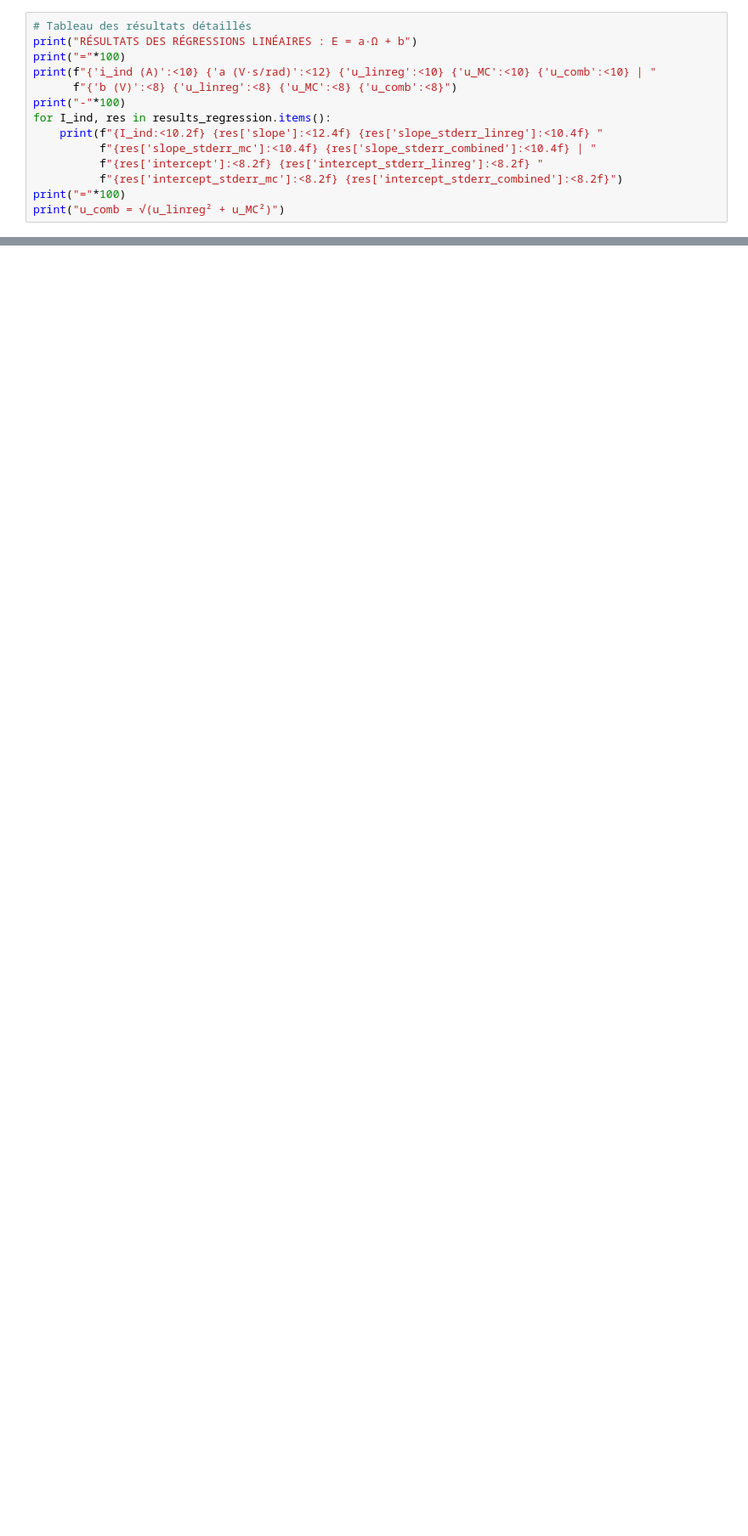
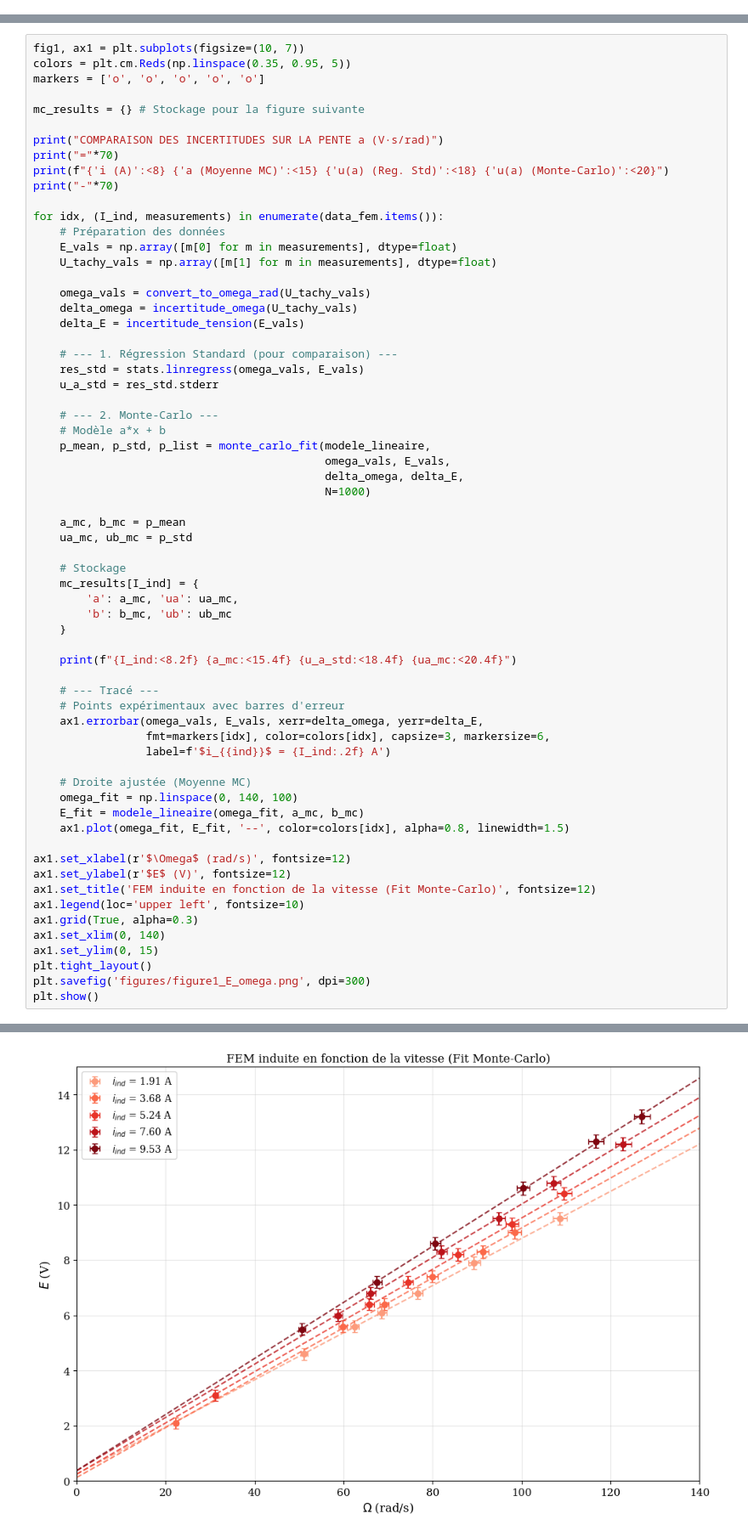
Before and after one commit to pierrelouis-cmrt/TP8, a Jupyter notebook: TP8_notebook.ipynb, the cells around one changed output, grey strips where cells are left out. Shown at 85% size. Cells and saved outputs as stored; diff of their text form; blank space fills up the shorter version.

Commit message:
update with monte carlo

```diff
--- a/TP8_notebook.ipynb
+++ b/TP8_notebook.ipynb
@@ -275,14 +0,0 @@ plt.show()
-# %%
-# Tableau des résultats détaillés
-print("RÉSULTATS DES RÉGRESSIONS LINÉAIRES : E = a·Ω + b")
-print("="*100)
-print(f"{'i_ind (A)':<10} {'a (V·s/rad)':<12} {'u_linreg':<10} {'u_MC':<10} {'u_comb':<10} | "
-      f"{'b (V)':<8} {'u_linreg':<8} {'u_MC':<8} {'u_comb':<8}")
-print("-"*100)
-for I_ind, res in results_regression.items():
-    print(f"{I_ind:<10.2f} {res['slope']:<12.4f} {res['slope_stderr_linreg']:<10.4f} "
-          f"{res['slope_stderr_mc']:<10.4f} {res['slope_stderr_combined']:<10.4f} | "
-          f"{res['intercept']:<8.2f} {res['intercept_stderr_linreg']:<8.2f} "
-          f"{res['intercept_stderr_mc']:<8.2f} {res['intercept_stderr_combined']:<8.2f}")
-print("="*100)
-print("u_comb = √(u_linreg² + u_MC²)")
@@ -632,0 +143,65 @@ RÉSUMÉ DES RÉSULTATS (incertitudes combinées linreg + Monte Carlo)
+# %%
+fig1, ax1 = plt.subplots(figsize=(10, 7))
+colors = plt.cm.Reds(np.linspace(0.35, 0.95, 5))
+markers = ['o', 'o', 'o', 'o', 'o']
+
+mc_results = {} # Stockage pour la figure suivante
+
+print("COMPARAISON DES INCERTITUDES SUR LA PENTE a (V·s/rad)")
+print("="*70)
+print(f"{'i (A)':<8} {'a (Moyenne MC)':<15} {'u(a) (Reg. Std)':<18} {'u(a) (Monte-Carlo)':<20}")
+print("-"*70)
+
+for idx, (I_ind, measurements) in enumerate(data_fem.items()):
+    # Préparation des données
+    E_vals = np.array([m[0] for m in measurements], dtype=float)
+    U_tachy_vals = np.array([m[1] for m in measurements], dtype=float)
+
+    omega_vals = convert_to_omega_rad(U_tachy_vals)
+    delta_omega = incertitude_omega(U_tachy_vals)
+    delta_E = incertitude_tension(E_vals)
+
+    # --- 1. Régression Standard (pour comparaison) ---
+    res_std = stats.linregress(omega_vals, E_vals)
+    u_a_std = res_std.stderr
+
+    # --- 2. Monte-Carlo ---
+    # Modèle a*x + b
+    p_mean, p_std, p_list = monte_carlo_fit(modele_lineaire,
+                                            omega_vals, E_vals,
+                                            delta_omega, delta_E,
+                                            N=1000)
+
+    a_mc, b_mc = p_mean
+    ua_mc, ub_mc = p_std
+
+    # Stockage
+    mc_results[I_ind] = {
+        'a': a_mc, 'ua': ua_mc,
+        'b': b_mc, 'ub': ub_mc
+    }
+
+    print(f"{I_ind:<8.2f} {a_mc:<15.4f} {u_a_std:<18.4f} {ua_mc:<20.4f}")
+
+    # --- Tracé ---
+    # Points expérimentaux avec barres d'erreur
+    ax1.errorbar(omega_vals, E_vals, xerr=delta_omega, yerr=delta_E,
+                 fmt=markers[idx], color=colors[idx], capsize=3, markersize=6,
+                 label=f'$i_{{ind}}$ = {I_ind:.2f} A')
+
+    # Droite ajustée (Moyenne MC)
+    omega_fit = np.linspace(0, 140, 100)
+    E_fit = modele_lineaire(omega_fit, a_mc, b_mc)
+    ax1.plot(omega_fit, E_fit, '--', color=colors[idx], alpha=0.8, linewidth=1.5)
+
+ax1.set_xlabel(r'$\Omega$ (rad/s)', fontsize=12)
+ax1.set_ylabel(r'$E$ (V)', fontsize=12)
+ax1.set_title('FEM induite en fonction de la vitesse (Fit Monte-Carlo)', fontsize=12)
+ax1.legend(loc='upper left', fontsize=10)
+ax1.grid(True, alpha=0.3)
+ax1.set_xlim(0, 140)
+ax1.set_ylim(0, 15)
+plt.tight_layout()
+plt.savefig('figures/figure1_E_omega.png', dpi=300)
+plt.show()
+# %% [output]
@@ -632,0 +217 @@ RÉSUMÉ DES RÉSULTATS (incertitudes combinées linreg + Monte Carlo)
+[figure, added]
```
Also changed, not shown: parts of 38 cells of this notebook, 5 other files.
